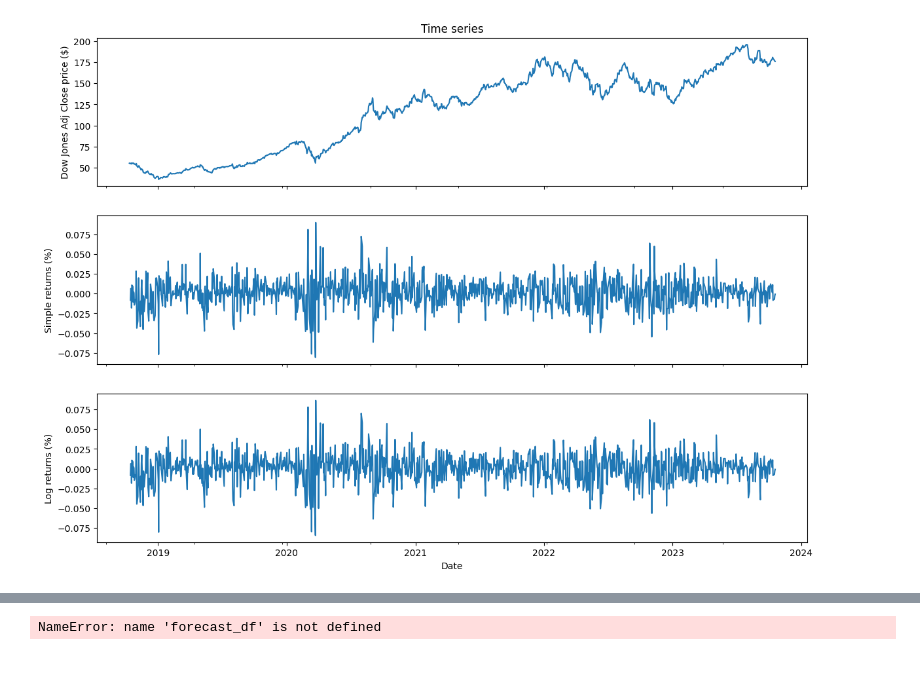
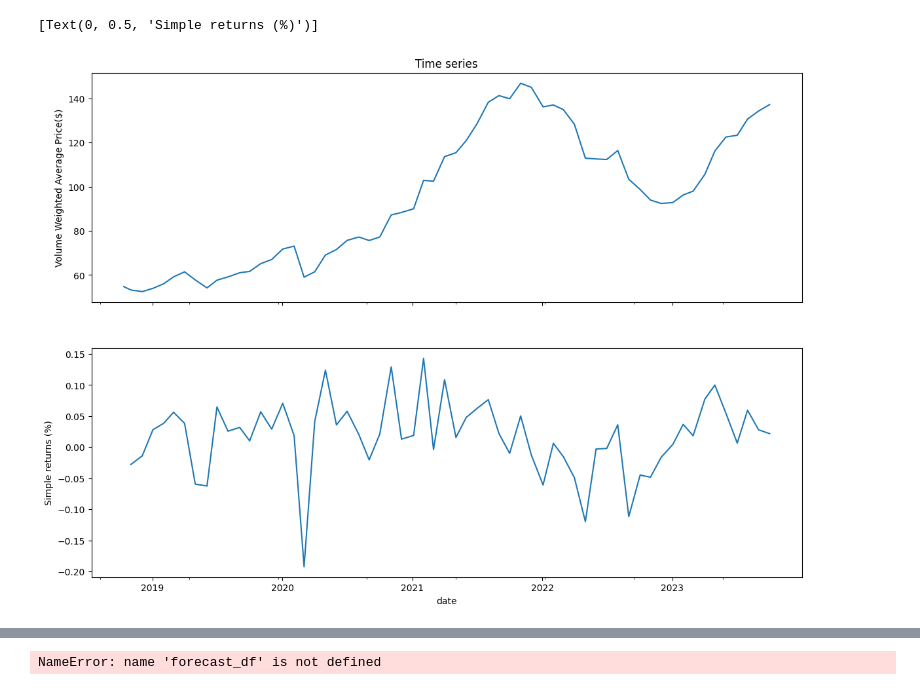
Before and after one commit to evanvolgas/arapbi, a Jupyter notebook: analysis/prophet.ipynb, the cells around one changed output, grey strips where cells are left out. Drawn from its saved outputs; the diff is of its cells as text; code cells hidden in the pictures.

```diff
--- a/analysis/prophet.ipynb
+++ b/analysis/prophet.ipynb
@@ -24,33 +24,20 @@ logger.addHandler(logging.NullHandler())
 logger.propagate = False
 logger.setLevel(logging.ERROR)
 # %%
-def query_ticker_data(ticker):
+def query_ticker_data():
     sql = f"""
         SELECT *
-        FROM `new-life-400922.etl.res_tickers_history`
-        WHERE ticker = '{ticker}'
+        FROM `new-life-400922.etl.res_tickers_by_month`
     """
     # Run a Standard SQL query with the project set explicitly
     df = pd.read_gbq(sql, project_id=PROJECT_ID, dialect="standard")
     return df
 # %%
-apple = query_ticker_data('AAPL').set_index('date')
-netflix = query_ticker_data('NFLX').set_index('date')
-meta = pd.read_gbq("SELECT * FROM `new-life-400922.etl.res_tickers_by_month` WHERE ticker = 'META' AND date >'2022-06-09'", project_id=PROJECT_ID, dialect="standard").set_index('date')
-fb = query_ticker_data('FB').set_index('date')
-fb_meta = pd.concat([meta, fb])
-fb_meta['ticker'] = 'META'
-microsoft = query_ticker_data('MSFT').set_index('date')
-amazon = query_ticker_data('AMZN').set_index('date')
-alphabet = query_ticker_data('GOOGL').set_index('date')
-coke = query_ticker_data('KO').set_index('date')
-
-apple.name = "Apple"
-netflix.name = "Netflix"
-fb.name = "Facebook"
-meta.name = "Meta"
-fb_meta.name = "Facebook / Meta"
-microsoft.name = "Microsoft"
-amazon.name = "Amazon"
-alphabet.name = "Alphabet"
-coke.name = "Coca-Cola Co"
+all = query_ticker_data().set_index('date')
+# %%
+apple = all[all['ticker'] == 'AAPL']
+netflix = all[all['ticker'] == 'NFLX']
+microsoft = all[all['ticker'] == 'MSFT']
+amazon = all[all['ticker'] == 'AMZN']
+alphabet = all[all['ticker'] == 'GOOGL']
+coke = all[all['ticker'] == 'KO']
@@ -57,21 +51,19 @@ coke.name = "Coca-Cola Co"
 # %%
-TARGET_DF = apple
+TARGET_DF = alphabet
 # %%
 vwap = TARGET_DF['volume_weighted_average_price']
 # %%
 TARGET_DF['simple_rtn'] = vwap.pct_change()
 TARGET_DF['log_rtn'] = np.log(vwap/vwap.shift(1))
 # %%
-fig, ax = plt.subplots(3, 1, figsize=(14, 10), sharex=True)
+fig, ax = plt.subplots(2, 1, figsize=(14, 10), sharex=True)
 vwap.plot(ax=ax[0])
-ax[0].set(title = 'Time series', ylabel = 'Dow Jones Adj Close price ($)')
+ax[0].set(title = 'Time series', ylabel = 'Volume Weighted Average Price($)')
 TARGET_DF.simple_rtn.plot(ax=ax[1])
 ax[1].set(ylabel = 'Simple returns (%)')
-TARGET_DF.log_rtn.plot(ax=ax[2])
-ax[2].set(xlabel = 'Date', ylabel = 'Log returns (%)')
-plt.show()
 # %% [output]
+[Text(0, 0.5, 'Simple returns (%)')]
-[figure, old version]
+[figure, new version]
 # %%
 hist = TARGET_DF[['volume_weighted_average_price']]
 hist.reset_index(level=0, inplace=True)
```
Also changed, not shown: parts of 9 cells of this notebook, 1 other file.
